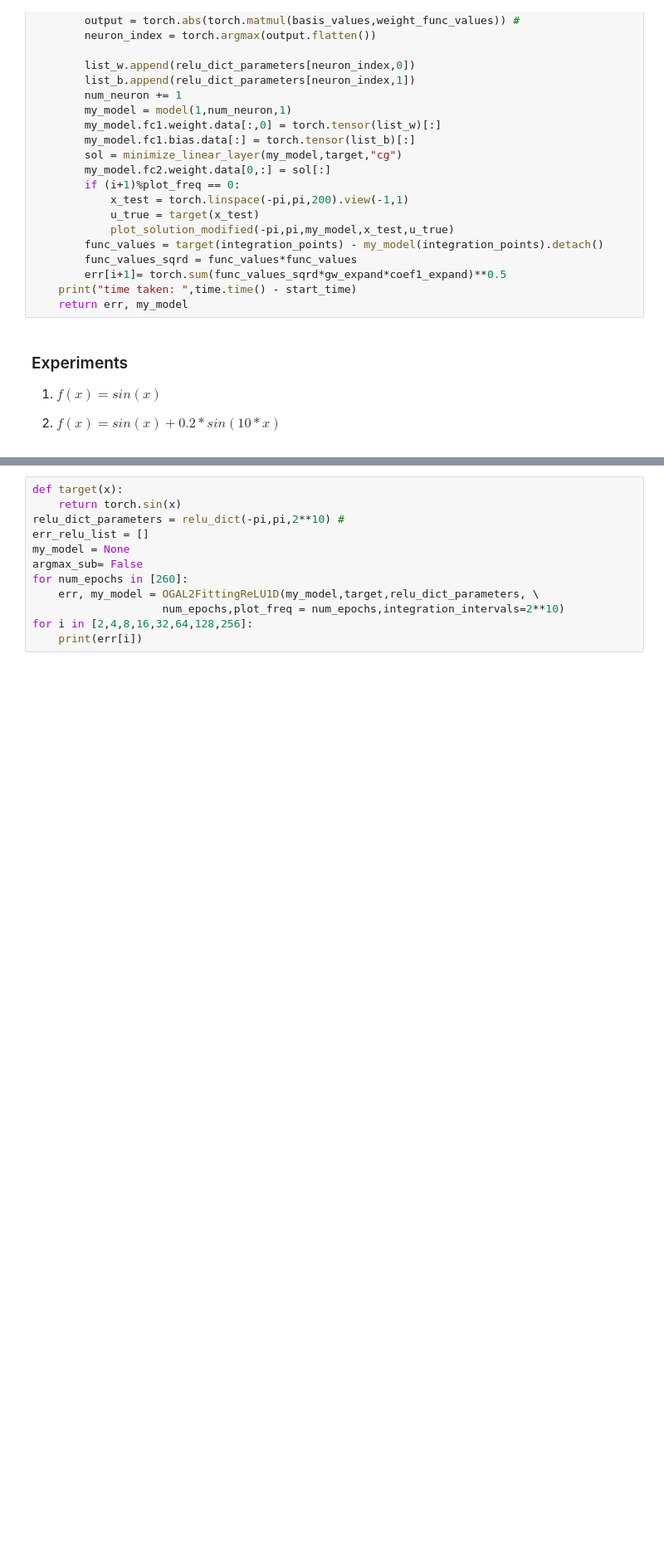
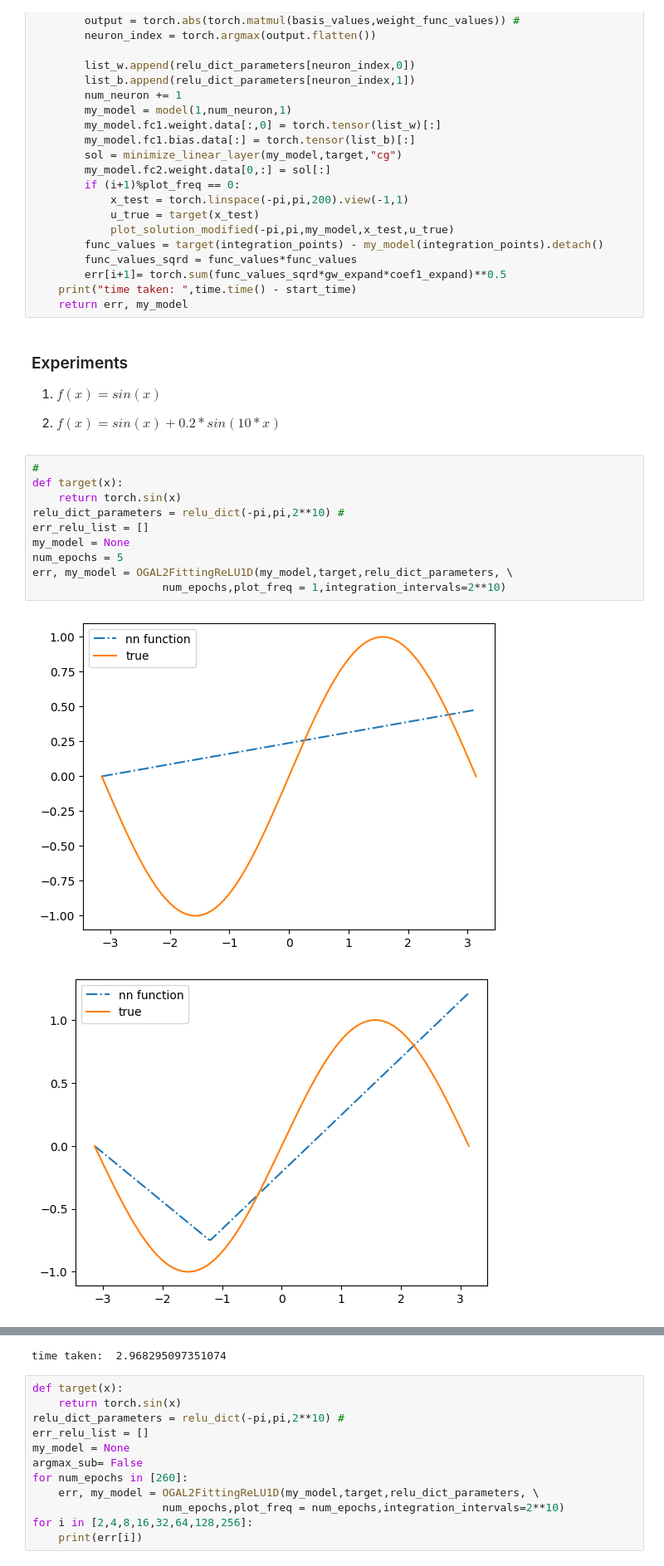
Before and after one commit to georgexxu/ProgrammingAssignment, a Jupyter notebook: L2Fitting1D_OGA.ipynb, the cells around one changed output, grey strips where cells are left out. Shown at 83% size. Saved outputs shown, nothing was run; the diff lists cells and outputs as text; blank space fills up the shorter version.

```diff
--- a/L2Fitting1D_OGA.ipynb
+++ b/L2Fitting1D_OGA.ipynb
@@ -295,3 +295,16 @@ def OGAL2FittingReLU1D(my_model,target,relu_dict_parameters,num_epochs,plot_freq
 1. $f(x) = sin(x)$
 
 2. $f(x) = sin(x) + 0.2*sin(10*x)$
+# %%
+#
+def target(x):
+    return torch.sin(x)
+relu_dict_parameters = relu_dict(-pi,pi,2**10) #
+err_relu_list = []
+my_model = None
+num_epochs = 5
+err, my_model = OGAL2FittingReLU1D(my_model,target,relu_dict_parameters, \
+                    num_epochs,plot_freq = 1,integration_intervals=2**10)
+# %% [output]
+[figure, added]
+[figure, added]
@@ -298,3 +314,4 @@ def OGAL2FittingReLU1D(my_model,target,relu_dict_parameters,num_epochs,plot_freq
+time taken:  2.968295097351074
 # %%
 def target(x):
     return torch.sin(x)
```
Also changed, not shown: parts of 1 cell of this notebook, 3 other files.
